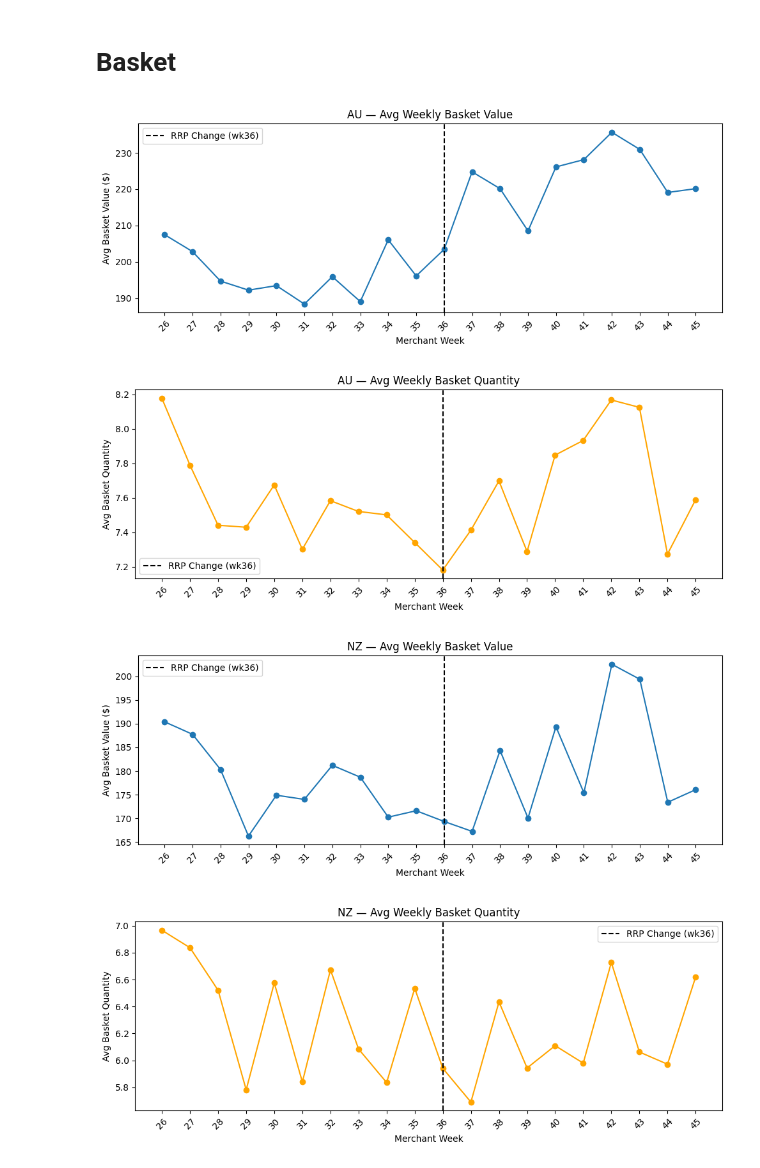
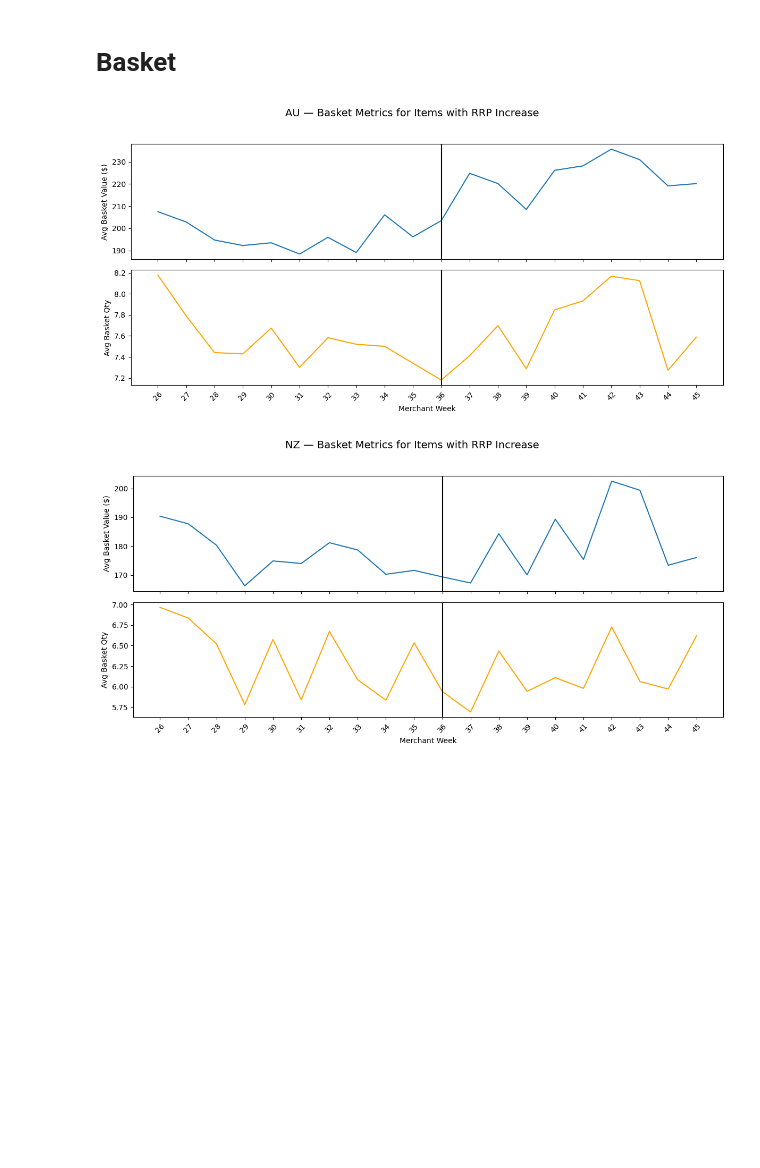
Before and after one commit to Meiji-Tran/Merch-Insights, a Jupyter notebook: Price increase timber panels/panels.ipynb, the cells around one changed output. Drawn from its saved outputs; the diff is of its cells as text; code cells hidden in the pictures; blank space fills up the shorter version.

```diff
--- a/Price increase timber panels/panels.ipynb
+++ b/Price increase timber panels/panels.ipynb
@@ -377,59 +377,57 @@ copurchase_df.to_csv(output_path, index=False)
 # %%
 copurchase_frames = []
 
 for country, cfg in params.items():
-    # 1) Build ±10-week window
+    # Build ±10-week window
     rrp_dt       = datetime.strptime(cfg['start_rrp_date'], "%Y-%m-%d")
     window_start = (rrp_dt - timedelta(weeks=10)).strftime("%Y-%m-%d")
     window_end   = (rrp_dt + timedelta(weeks=10)).strftime("%Y-%m-%d")
 
-    # 2) Build seed-item tuple
+    # Build seed‐item tuple
     items = (
         au_items_enriched['item_number'].astype(str).unique().tolist()
         if country == 'AU'
         else nz_items_enriched['item_number'].astype(str).unique().tolist()
     )
     items_tuple = "(" + ",".join(f"'{itm}'" for itm in items) + ")"
 
-    # 3) Read weekly basket metrics (SQL must project merchant_week)
-    df_metrics = con.read_sql_file_into_pandas(
+    # Read basket metrics
+    df = con.read_sql_file_into_pandas(
         file="sql/basket-metrics.sql",
         formatting={
             'start_date'          : f"'{window_start}'",
             'end_date'            : f"'{window_end}'",
             'country'             : f"'{country}'",
             'loyalty_filter'      : cfg['loyalty_filter'],
             'product_group_items' : items_tuple
         }
     )
-    df_metrics.columns = df_metrics.columns.str.lower()
+    # normalize columns
+    df.columns = df.columns.str.lower()
 
-    # 4) Plot Avg Weekly Basket Value
-    plt.figure(figsize=(10, 4))
-    plt.plot(df_metrics['merchant_week'], df_metrics['avg_basket_value'], marker='o')
-    plt.axvline(x=36, color='black', linestyle='--', label='RRP Change (wk36)')
-    plt.title(f"{country} — Avg Weekly Basket Value")
-    plt.xlabel("Merchant Week")
-    plt.ylabel("Avg Basket Value ($)")
-    # Show every label, rotated for readability
-    plt.xticks(df_metrics['merchant_week'], rotation=45)
-    plt.legend()
-    plt.tight_layout()
+    # create the shared-x figure
+    fig, (ax_val, ax_qty) = plt.subplots(2, 1, figsize=(12,6), sharex=True)
+    fig.suptitle(f"{country} — Basket Metrics for Items with RRP Increase", fontsize=14)
+
+    # Top: avg basket value
+    ax_val.plot(df['merchant_week'], df['avg_basket_value'], linestyle='-')
+    ax_val.axvline(x=36, color='black')
+    ax_val.set_ylabel("Avg Basket Value ($)")
+    ax_val.grid(False)
+
+    # Bottom: avg basket qty
+    ax_qty.plot(df['merchant_week'], df['avg_basket_qty'], color='orange', linestyle='-')
+    ax_qty.axvline(x=36, color='black')
+    ax_qty.set_ylabel("Avg Basket Qty")
+    ax_qty.set_xlabel("Merchant Week")
+    ax_qty.grid(False)
+
+    # X-ticks
+    ax_qty.set_xticks(df['merchant_week'])
+    ax_qty.tick_params(axis='x', rotation=45)
+
+    plt.tight_layout(rect=[0,0,1,0.95])
     plt.show()
-
-    # 5) Plot Avg Weekly Basket Quantity
-    plt.figure(figsize=(10, 4))
-    plt.plot(df_metrics['merchant_week'], df_metrics['avg_basket_qty'], marker='o', color='orange')
-    plt.axvline(x=36, color='black', linestyle='--', label='RRP Change (wk36)')
-    plt.title(f"{country} — Avg Weekly Basket Quantity")
-    plt.xlabel("Merchant Week")
-    plt.ylabel("Avg Basket Quantity")
-    plt.xticks(df_metrics['merchant_week'], rotation=45)
-    plt.legend()
-    plt.tight_layout()
-    plt.show()
 # %% [output]
-[figure, old version]
+[figure, new version]
-[figure, old version]
+[figure, new version]
-[figure, removed]
-[figure, removed]
```
Also changed, not shown: parts of 1 cell of this notebook, 1 other file.
